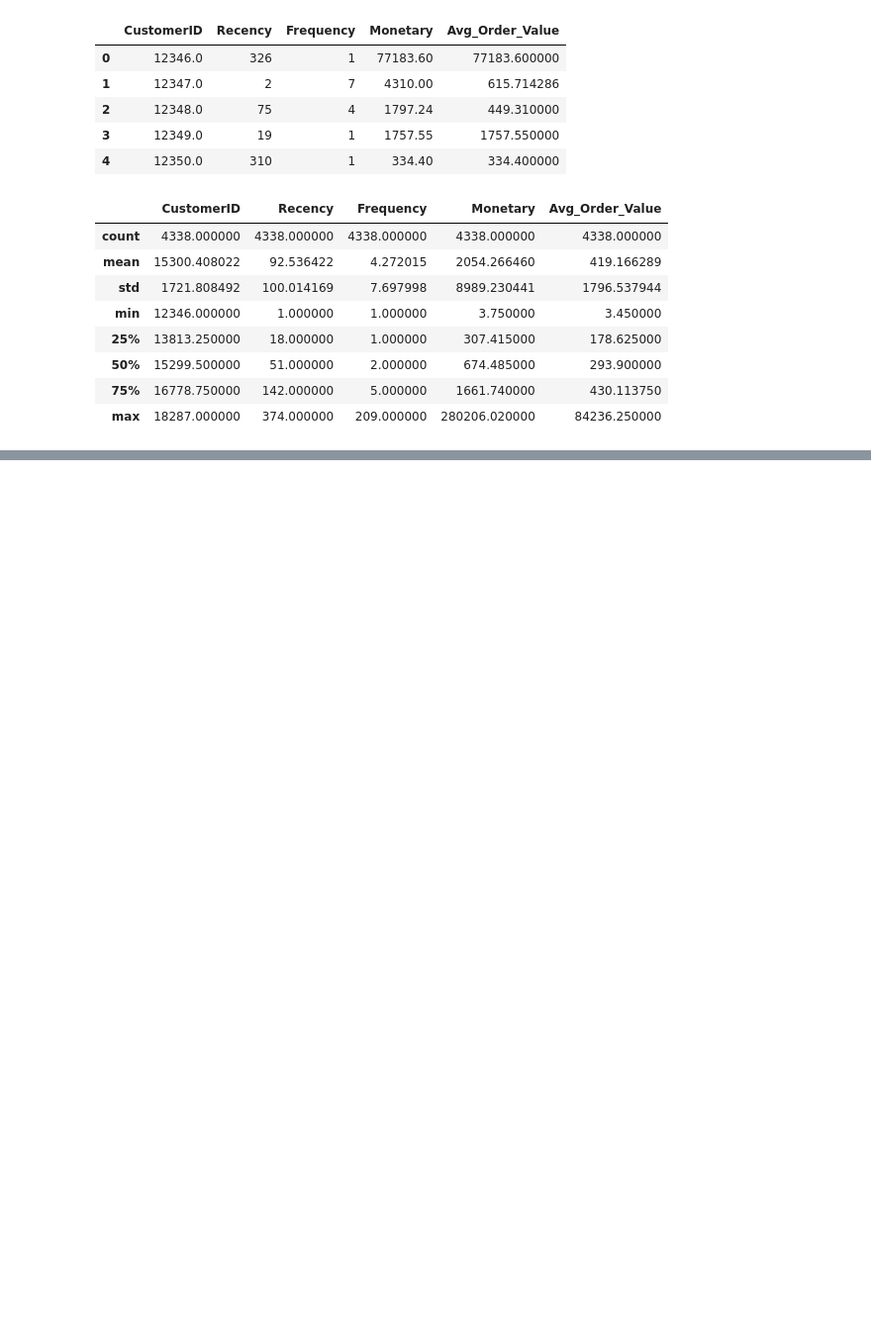
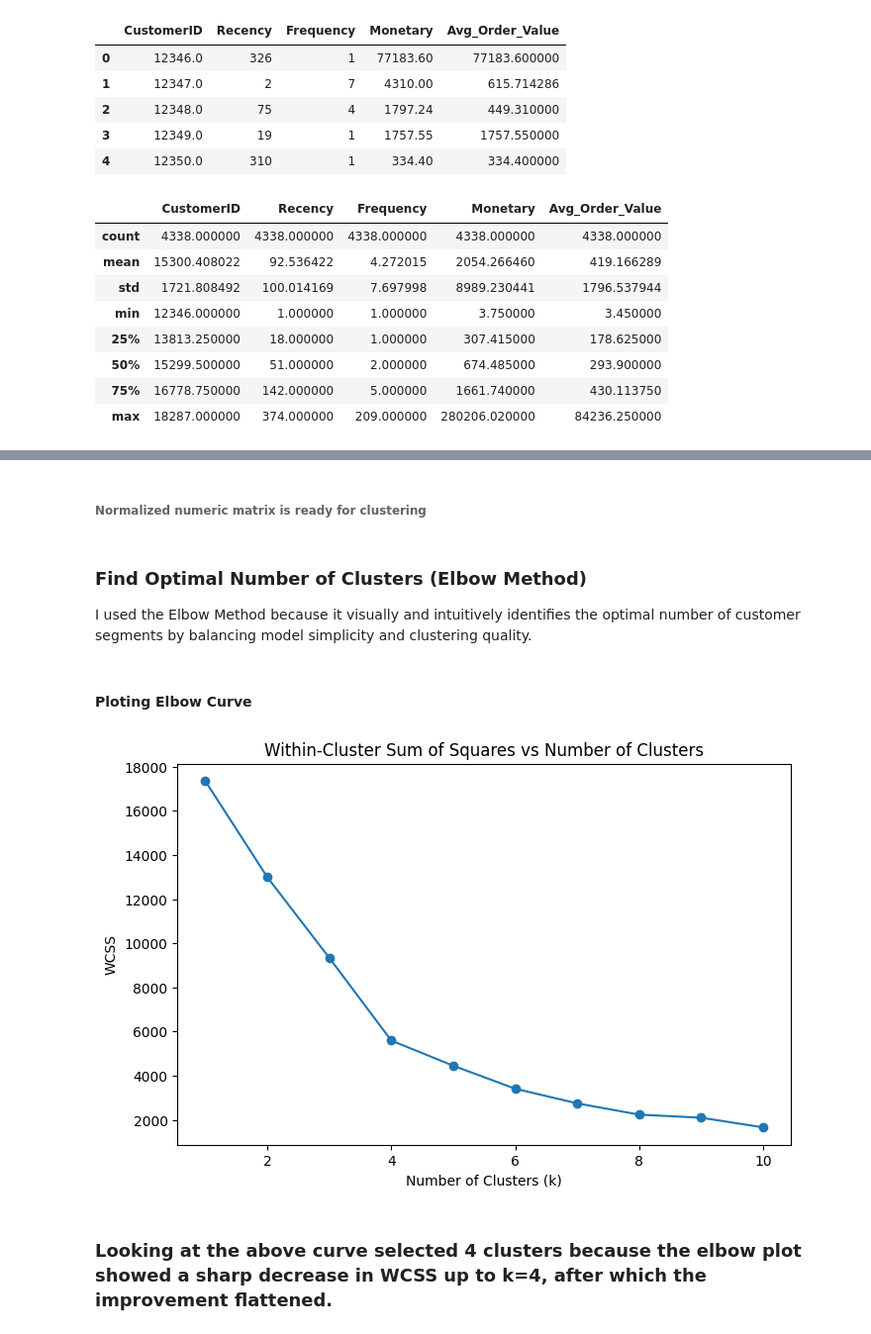
Before and after one commit to nikhil-kumar-analytics91/customer-segmentation-capstone, a Jupyter notebook: notebooks/customer_segmentation_data_preparation_1.ipynb, the cells around one changed output, grey strips where cells are left out. Shown at 99% size. Saved outputs shown, nothing was run; the diff lists cells and outputs as text; code cells hidden in the pictures; blank space fills up the shorter version.

Commit message:
Updated customer segmentation notebook with clustering and insights

```diff
--- a/notebooks/customer_segmentation_data_preparation_1.ipynb
+++ b/notebooks/customer_segmentation_data_preparation_1.ipynb
@@ -234,0 +239,12 @@ rfm.describe()
+# %%
+features = rfm[['Recency', 'Frequency', 'Monetary', 'Avg_Order_Value']]
+# %%
+scaler = StandardScaler()
+# %%
+scaled_features = scaler.fit_transform(features)
+# %% [markdown]
+###### Normalized numeric matrix is ready for clustering
+# %% [markdown]
+### Find Optimal Number of Clusters (Elbow Method)
+
+I used the Elbow Method because it visually and intuitively identifies the optimal number of customer segments by balancing model simplicity and clustering quality.
@@ -234,0 +253,20 @@ rfm.describe()
+# %%
+wcss = []
+
+for k in range(1,11):
+    kmeans = KMeans(n_clusters = k, random_state = 42)
+    kmeans.fit(scaled_features)
+    wcss.append(kmeans.inertia_)
+# %% [markdown]
+#### Ploting Elbow Curve
+# %%
+plt.figure(figsize = (8,5))
+plt.plot(range(1,11), wcss, marker = 'o')
+plt.xlabel('Number of Clusters (k)')
+plt.ylabel('WCSS')
+plt.title('Within-Cluster Sum of Squares vs Number of Clusters')
+plt.show()
+# %% [output]
+[figure, added]
+# %% [markdown]
+### Looking at the above curve selected 4 clusters because the elbow plot showed a sharp decrease in WCSS up to k=4, after which the improvement flattened.
```
Also changed, not shown: parts of 16 cells of this notebook.
